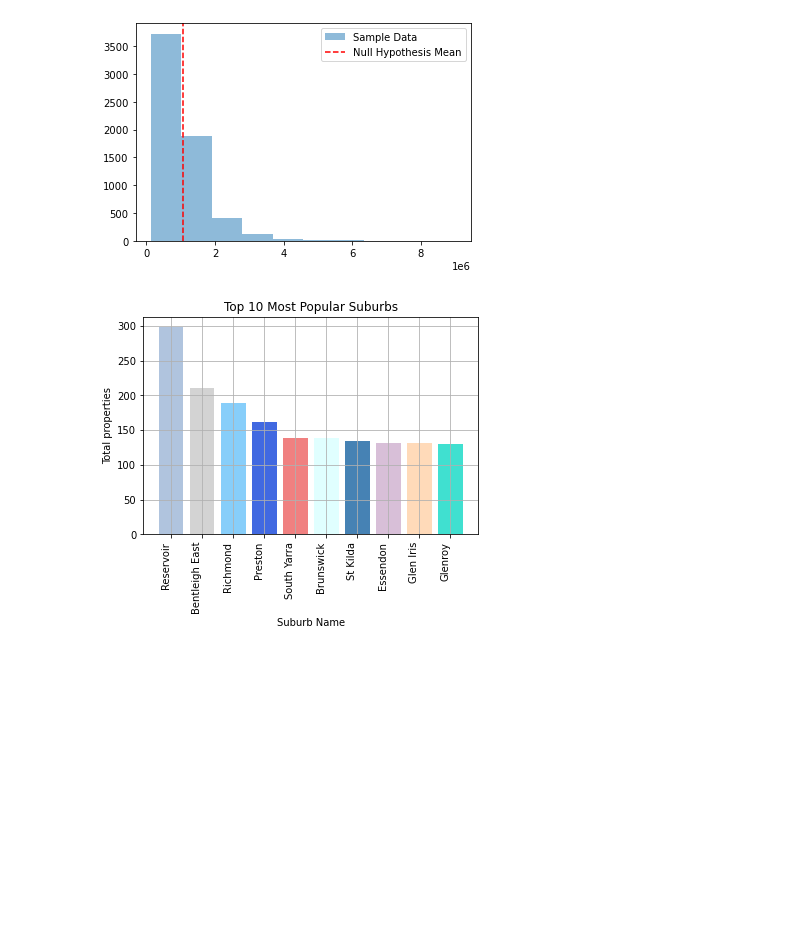
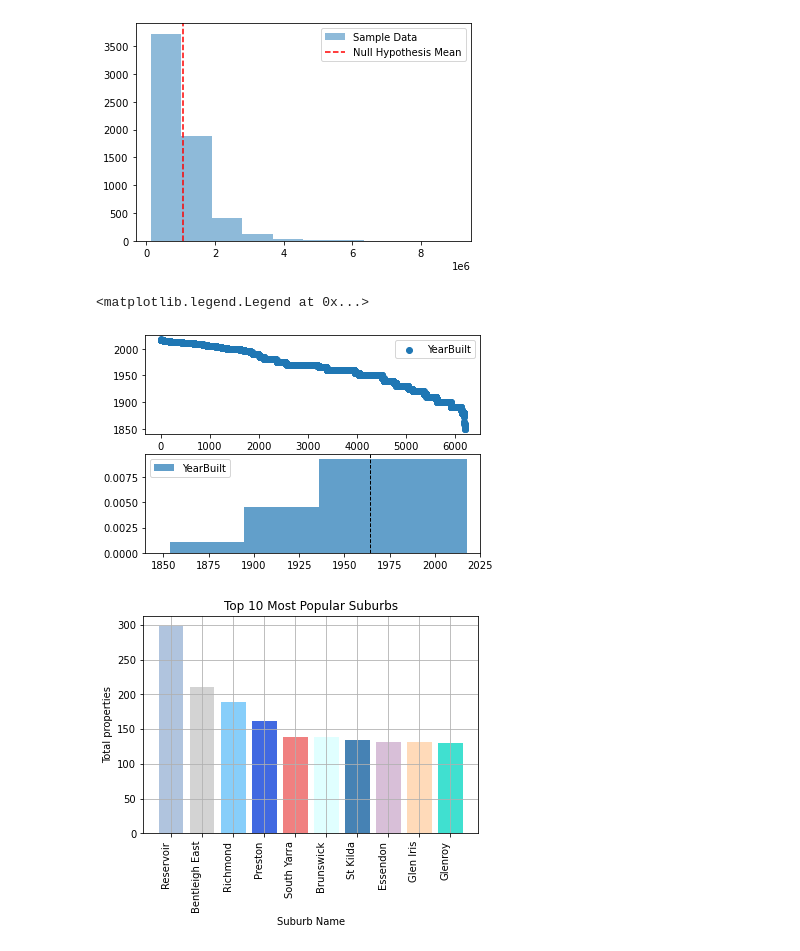
Before and after one commit to OormiC/Project1, a Jupyter notebook: Age_and_distance_to_CBD.ipynb, the cells around one changed output. Saved outputs shown, nothing was run; the diff lists cells and outputs as text; code cells hidden in the pictures; blank space fills up the shorter version.

```diff
--- a/Age_and_distance_to_CBD.ipynb
+++ b/Age_and_distance_to_CBD.ipynb
@@ -281,3 +298,20 @@ plt.savefig('Graphs/pricevdist_bins_box.jpg')
 plt.show()
 # %% [output]
 [figure]
+# %%
+# Group year built in buckets and draw box plots
+year_builtdrop_df_group = year_builtdrop_df.groupby(["YearBuilt"])
+
+bin_df = year_builtdrop_df['YearBuilt']
+
+# Define bin edges
+bin_edges = [1800,1850,1900,1950,2000,2050]
+
+# Create bin labels
+bin_labels = ['1800-1849', '1850-1899', '1900-1949', '1949-1999', '2000-2050']
+
+# Create a new column with bin labels
+year_builtdrop_df["bin"] = pd.cut(year_builtdrop_df['YearBuilt'], bins=bin_edges, labels=bin_labels)
+
+# Display the DataFrame
+year_builtdrop_df.head()
@@ -300,6 +413,22 @@ plt.show()
 T-statistic: 0.0
 P-value: 1.0
 [figure]
+# %%
+# Scatter Plot of Data
+plt.subplot(2, 1, 1)
+plt.scatter(range(len(year_builtdrop_df['YearBuilt'])), year_builtdrop_df['YearBuilt'], label="YearBuilt")
+plt.ylim(1840,2025)
+plt.legend()
+
+# Histogram Plot of Data
+plt.subplot(2, 1, 2)
+plt.hist(year_builtdrop_df['YearBuilt'], 20, density=True, alpha=0.7, label="YearBuilt")
+plt.axvline(year_builtdrop_df['YearBuilt'].mean(), color='k', linestyle='dashed', linewidth=1)
+plt.xlim(1840,2025)
+plt.legend()
+# %% [output]
+<matplotlib.legend.Legend at 0x...>
+[figure, added]
 # %%
 # Find the top 10 most popular suburbs
 mel_sales_df['Year'] = mel_sales_df['Date'].apply(lambda date_str: date_str.split('/')[-1])
```
Also changed, not shown: parts of 11 cells of this notebook, 8 other files.
